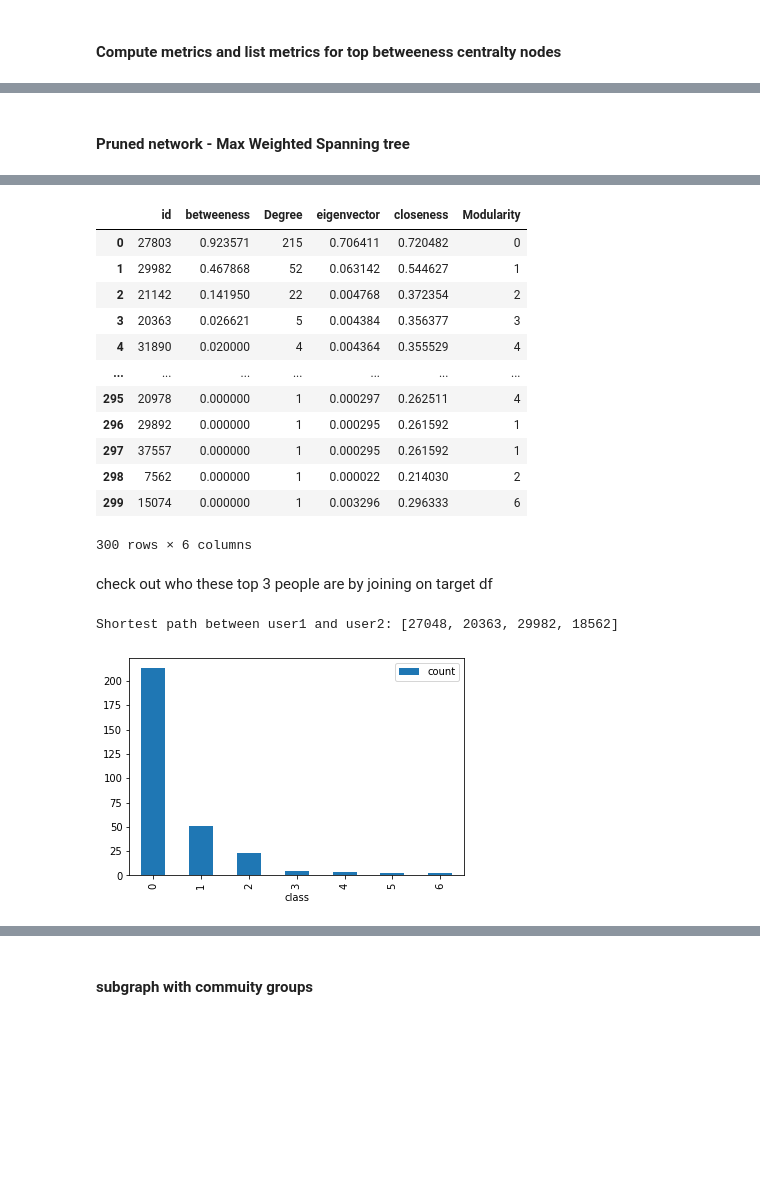
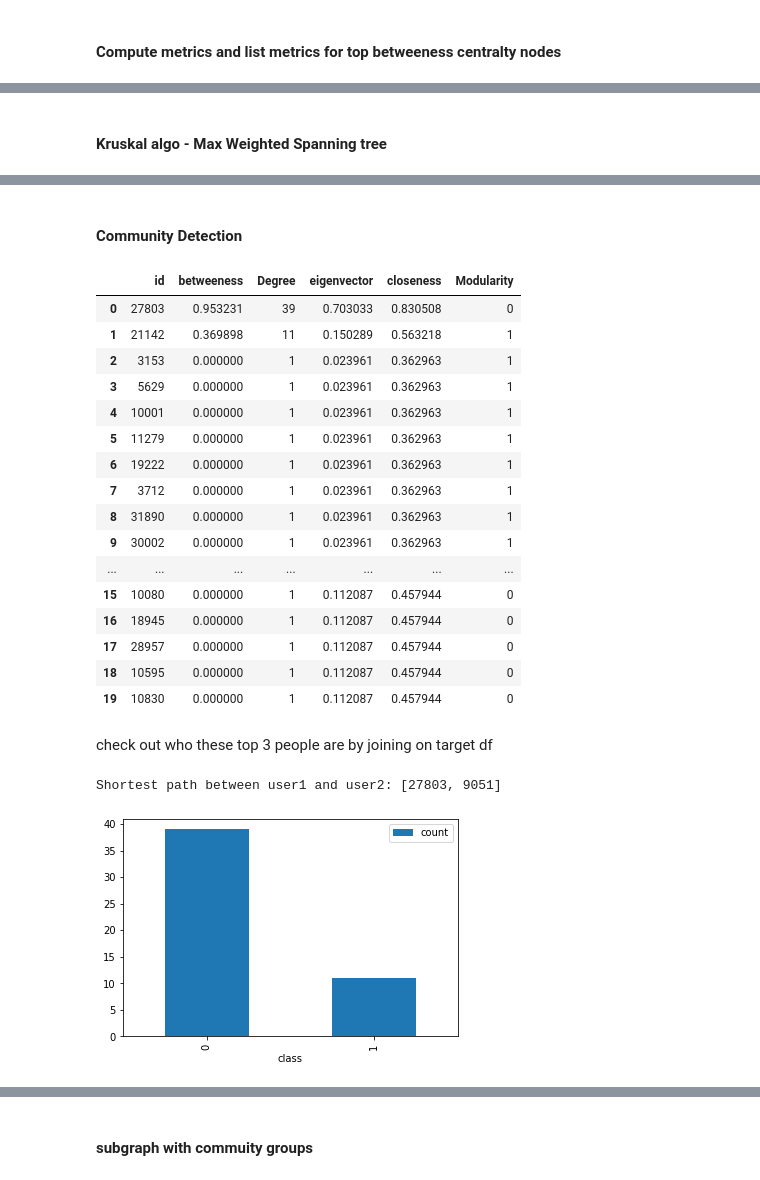
Before and after one commit to ryankarlos/networks_algos, a Jupyter notebook: notebooks/Network_analysis_github.ipynb, the cells around one changed output, grey strips where cells are left out. Drawn from its saved outputs; the diff is of its cells as text; code cells hidden in the pictures; blank space fills up the shorter version.

```diff
--- a/notebooks/Network_analysis_github.ipynb
+++ b/notebooks/Network_analysis_github.ipynb
@@ -175,12 +204,11 @@ def export_graph(G, path='../data/github_network.gexf'):
 
 The  lets prune this by running max weighted spanning tree algo
 # %%
-
 df_edges, df_target = reader(path_edges, path_target)
 main_nx = create_network_from_df(df_edges)
-main_nx = remove_nodes_with_low_degree(main_nx, n=300)
-nt= draw_network(main_nx)
-nt.show('outputs/original_net_top_300_degree.html')
+main_nx = remove_nodes_with_low_degree(main_nx, n=50)
+nt= draw_network(main_nx, config=None)
+nt.show('outputs/original_net_top_50_degree.html')
 # %% [output]
 [interactive output not drawn]
 # %% [markdown]
@@ -217,41 +244,47 @@ Text(0, 0.5, 'Frequency')
 # %% [markdown]
-#### Pruned network - Max Weighted Spanning tree
+#### Kruskal algo  - Max Weighted Spanning tree
 # %%
 prune_nx =  max_spanning_tree(main_nx, algorithm="kruskal")
 nt= draw_network(prune_nx)
 nt.show('outputs/mst_network.html')
 # %% [output]
 [interactive output not drawn]
+# %% [markdown]
+#### Community Detection
 # %%
 communities, modularity = community_detection(prune_nx)
 degree, betweenness, clo, eig = compute_metrics(prune_nx)
 metrics = {'degree': degree, 'betweeness': betweenness, 'closeness': clo, 'eigenvector': eig, 'modularity': modularity}
 prune_nx = set_attributes(prune_nx, **metrics)
-metrics = top_betweeness_nodes_with_attributes(prune_nx, top_n=1000)
-metrics
+metrics = top_betweeness_nodes_with_attributes(prune_nx, top_n=40)
+metrics.head(20)
 # %% [output]
 |  | id | betweeness | Degree | eigenvector | closeness | Modularity |
-| 0 | 27803 | 0.923571 | 215 | 0.706411 | 0.720482 | 0 |
-| 1 | 29982 | 0.467868 | 52 | 0.063142 | 0.544627 | 1 |
-| 2 | 21142 | 0.141950 | 22 | 0.004768 | 0.372354 | 2 |
-| 3 | 20363 | 0.026621 | 5 | 0.004384 | 0.356377 | 3 |
-| 4 | 31890 | 0.020000 | 4 | 0.004364 | 0.355529 | 4 |
+| 0 | 27803 | 0.953231 | 39 | 0.703033 | 0.830508 | 0 |
+| 1 | 21142 | 0.369898 | 11 | 0.150289 | 0.563218 | 1 |
+| 2 | 3153 | 0.000000 | 1 | 0.023961 | 0.362963 | 1 |
+| 3 | 5629 | 0.000000 | 1 | 0.023961 | 0.362963 | 1 |
+| 4 | 10001 | 0.000000 | 1 | 0.023961 | 0.362963 | 1 |
+| 5 | 11279 | 0.000000 | 1 | 0.023961 | 0.362963 | 1 |
+| 6 | 19222 | 0.000000 | 1 | 0.023961 | 0.362963 | 1 |
+| 7 | 3712 | 0.000000 | 1 | 0.023961 | 0.362963 | 1 |
+| 8 | 31890 | 0.000000 | 1 | 0.023961 | 0.362963 | 1 |
+| 9 | 30002 | 0.000000 | 1 | 0.023961 | 0.362963 | 1 |
 | ... | ... | ... | ... | ... | ... | ... |
-| 295 | 20978 | 0.000000 | 1 | 0.000297 | 0.262511 | 4 |
-| 296 | 29892 | 0.000000 | 1 | 0.000295 | 0.261592 | 1 |
-| 297 | 37557 | 0.000000 | 1 | 0.000295 | 0.261592 | 1 |
-| 298 | 7562 | 0.000000 | 1 | 0.000022 | 0.214030 | 2 |
-| 299 | 15074 | 0.000000 | 1 | 0.003296 | 0.296333 | 6 |
+| 15 | 10080 | 0.000000 | 1 | 0.112087 | 0.457944 | 0 |
+| 16 | 18945 | 0.000000 | 1 | 0.112087 | 0.457944 | 0 |
+| 17 | 28957 | 0.000000 | 1 | 0.112087 | 0.457944 | 0 |
+| 18 | 10595 | 0.000000 | 1 | 0.112087 | 0.457944 | 0 |
+| 19 | 10830 | 0.000000 | 1 | 0.112087 | 0.457944 | 0 |
-300 rows × 6 columns
 # %% [markdown]
 check out who these top 3 people are by joining on target df
 # %%
 
-shortest = shortest_path(prune_nx, source_id=27048, target_id=18562)
+shortest = shortest_path(prune_nx, source_id=27803, target_id=9051)
 community_count = plot_community_class_count(communities)
 # %% [output]
-Shortest path between user1 and user2: [27048, 20363, 29982, 18562]
+Shortest path between user1 and user2: [27803, 9051]
-[figure, old version]
+[figure, new version]
 # %%
 top_nodes_labels = metrics.iloc[0:3, :].merge(df_target, on='id')[['id', 'name', 'ml_target']]
 top_nodes_labels
```
Also changed, not shown: parts of 29 cells of this notebook, 13 other files.
